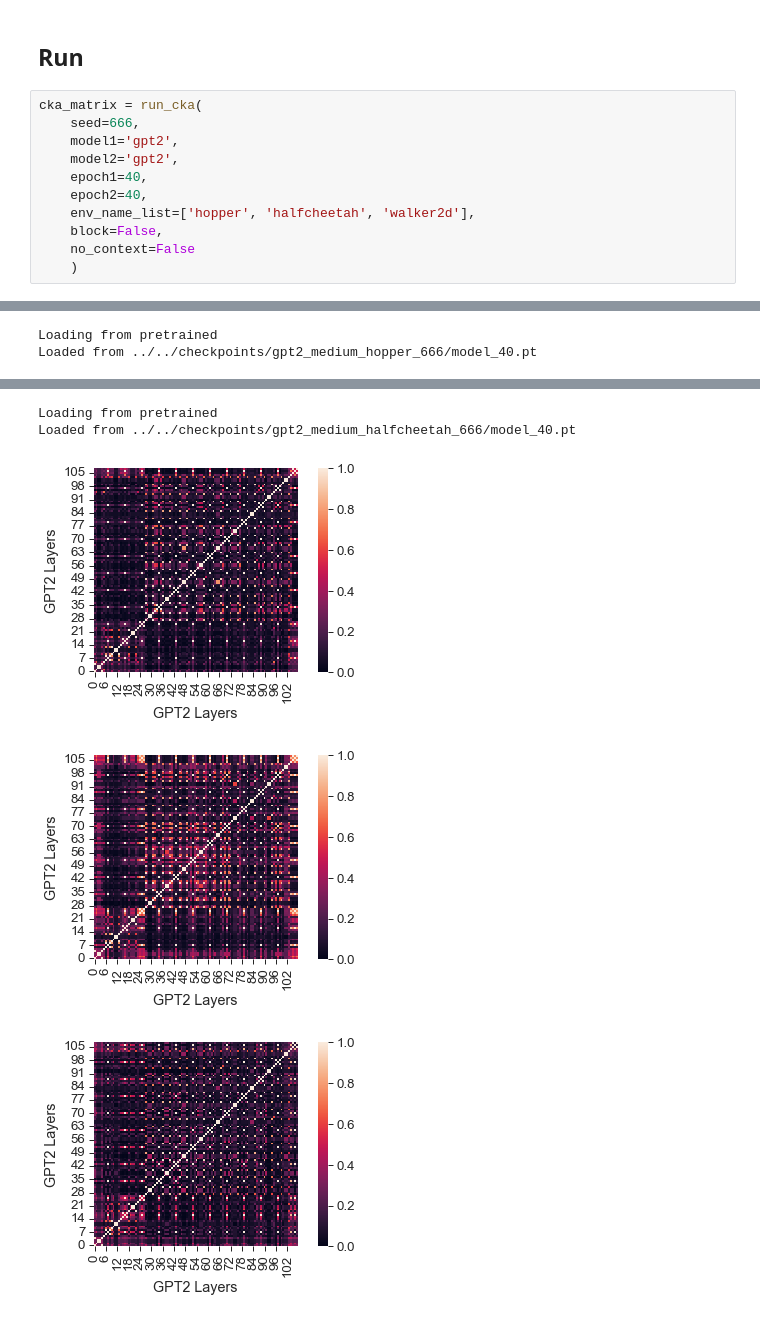
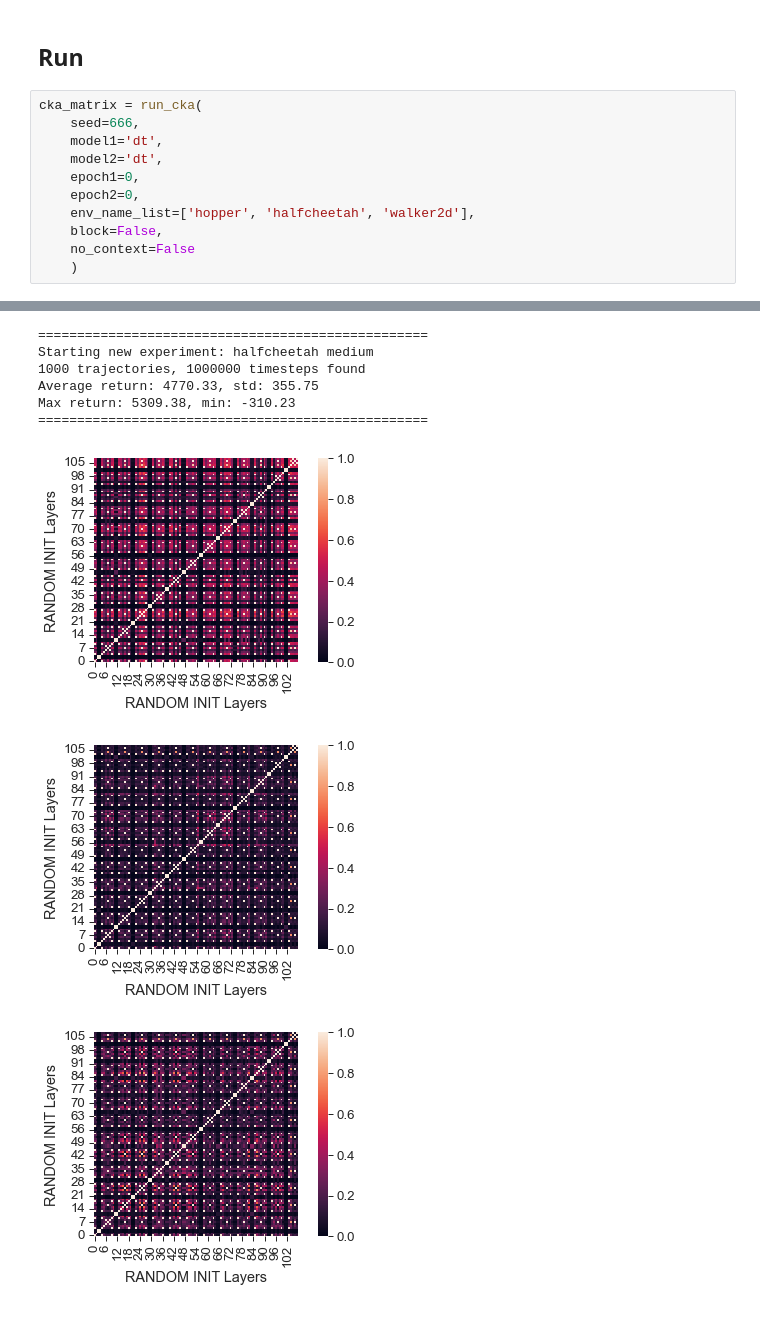
Before and after one commit to t46/can-wikipedia-help-offline-rl, a Jupyter notebook: can-wikipedia-help-offline-rl/notebooks/section-51-activation-similarity/compute_cka.ipynb, the cells around one changed output, grey strips where cells are left out. Cells and saved outputs as stored; diff of their text form.

```diff
--- a/can-wikipedia-help-offline-rl/notebooks/section-51-activation-similarity/compute_cka.ipynb
+++ b/can-wikipedia-help-offline-rl/notebooks/section-51-activation-similarity/compute_cka.ipynb
@@ -612,10 +612,10 @@ def run_cka(
 # %%
 cka_matrix = run_cka(
     seed=666,
-    model1='gpt2',
-    model2='gpt2',
-    epoch1=40,
-    epoch2=40,
+    model1='dt',
+    model2='dt',
+    epoch1=0,
+    epoch2=0,
     env_name_list=['hopper', 'halfcheetah', 'walker2d'],
     block=False,
     no_context=False
@@ -632,2 +629,0 @@ Loaded from ../../checkpoints/gpt2_medium_hopper_666/model_40.pt
-Loading from pretrained
-Loaded from ../../checkpoints/gpt2_medium_hopper_666/model_40.pt
@@ -645,5 +633,9 @@ Loaded from ../../checkpoints/gpt2_medium_halfcheetah_666/model_40.pt
-Loading from pretrained
-Loaded from ../../checkpoints/gpt2_medium_halfcheetah_666/model_40.pt
+==================================================
+Starting new experiment: halfcheetah medium
+1000 trajectories, 1000000 timesteps found
+Average return: 4770.33, std: 355.75
+Max return: 5309.38, min: -310.23
+==================================================
-[figure, old version]
+[figure, new version]
-[figure, old version]
+[figure, new version]
-[figure, old version]
+[figure, new version]
```
Also changed, not shown: parts of 2 cells of this notebook, 5 other files.
